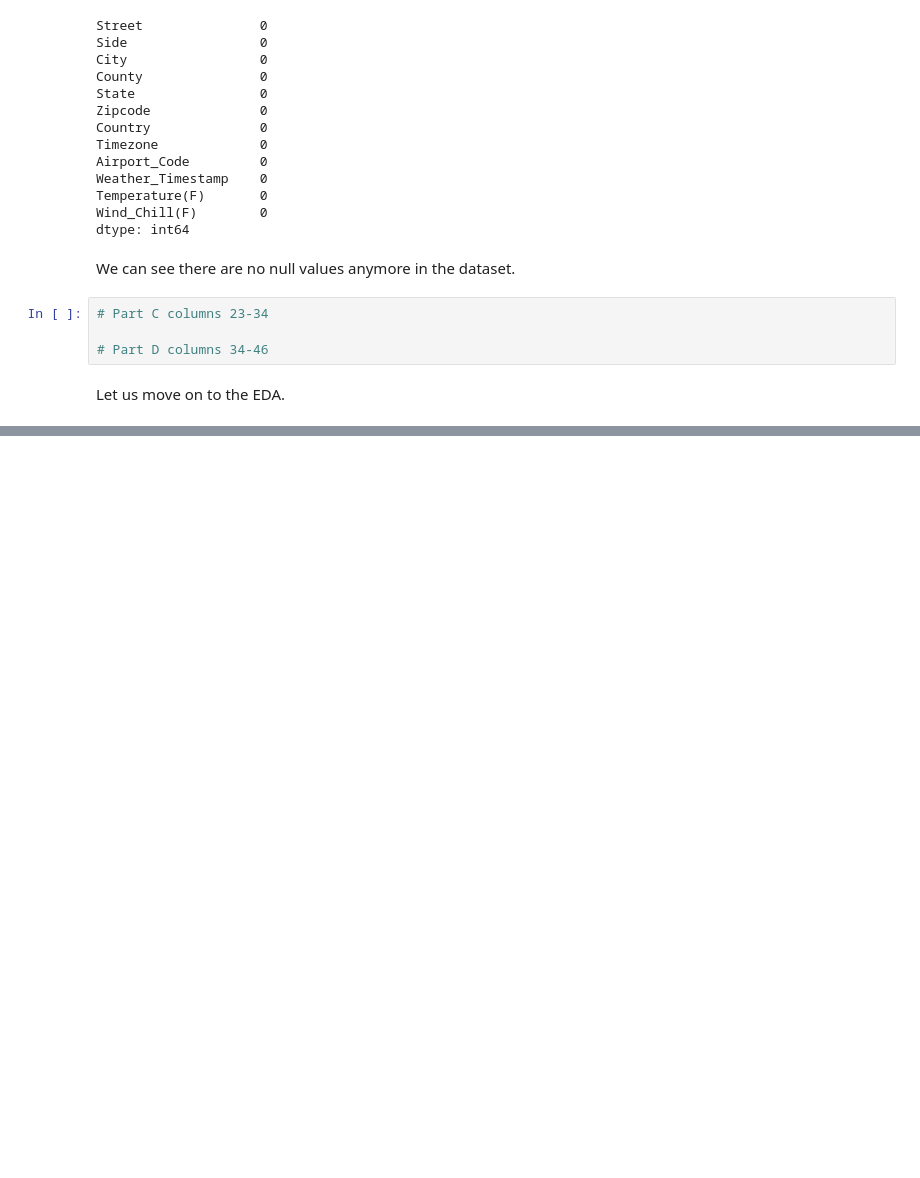
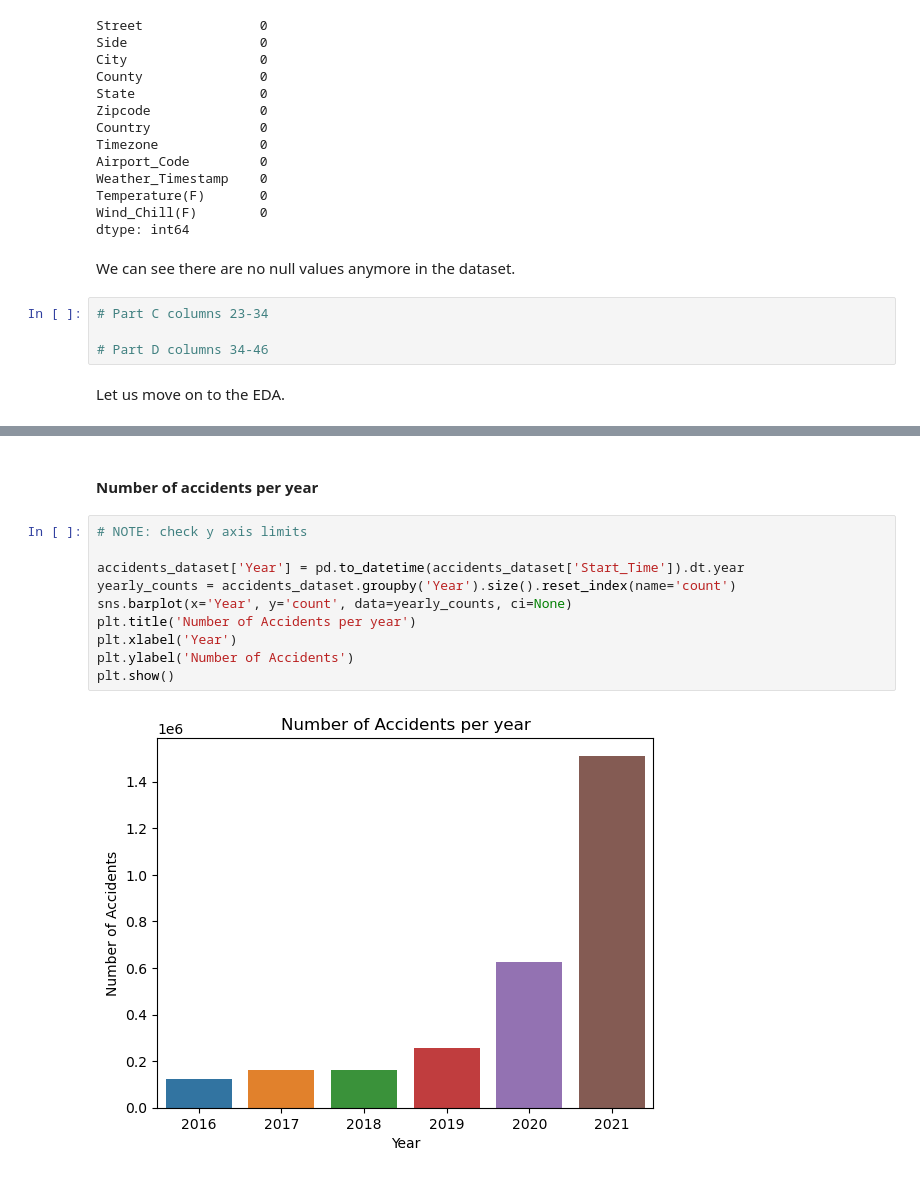
Before and after one commit to avantidorle/IDMP-Project, a Jupyter notebook: IDMP Project.ipynb, the cells around one changed output, grey strips where cells are left out. Saved outputs shown, nothing was run; the diff lists cells and outputs as text; blank space fills up the shorter version.

```diff
--- a/IDMP Project.ipynb
+++ b/IDMP Project.ipynb
@@ -174,0 +211,14 @@ Let us move on to the EDA.
+# %% [markdown]
+#### Number of accidents per year
+# %%
+# NOTE: check y axis limits
+
+accidents_dataset['Year'] = pd.to_datetime(accidents_dataset['Start_Time']).dt.year
+yearly_counts = accidents_dataset.groupby('Year').size().reset_index(name='count')
+sns.barplot(x='Year', y='count', data=yearly_counts, ci=None)
+plt.title('Number of Accidents per year')
+plt.xlabel('Year')
+plt.ylabel('Number of Accidents')
+plt.show()
+# %% [output]
+[figure, added]
```
Also changed, not shown: parts of 8 cells of this notebook.
